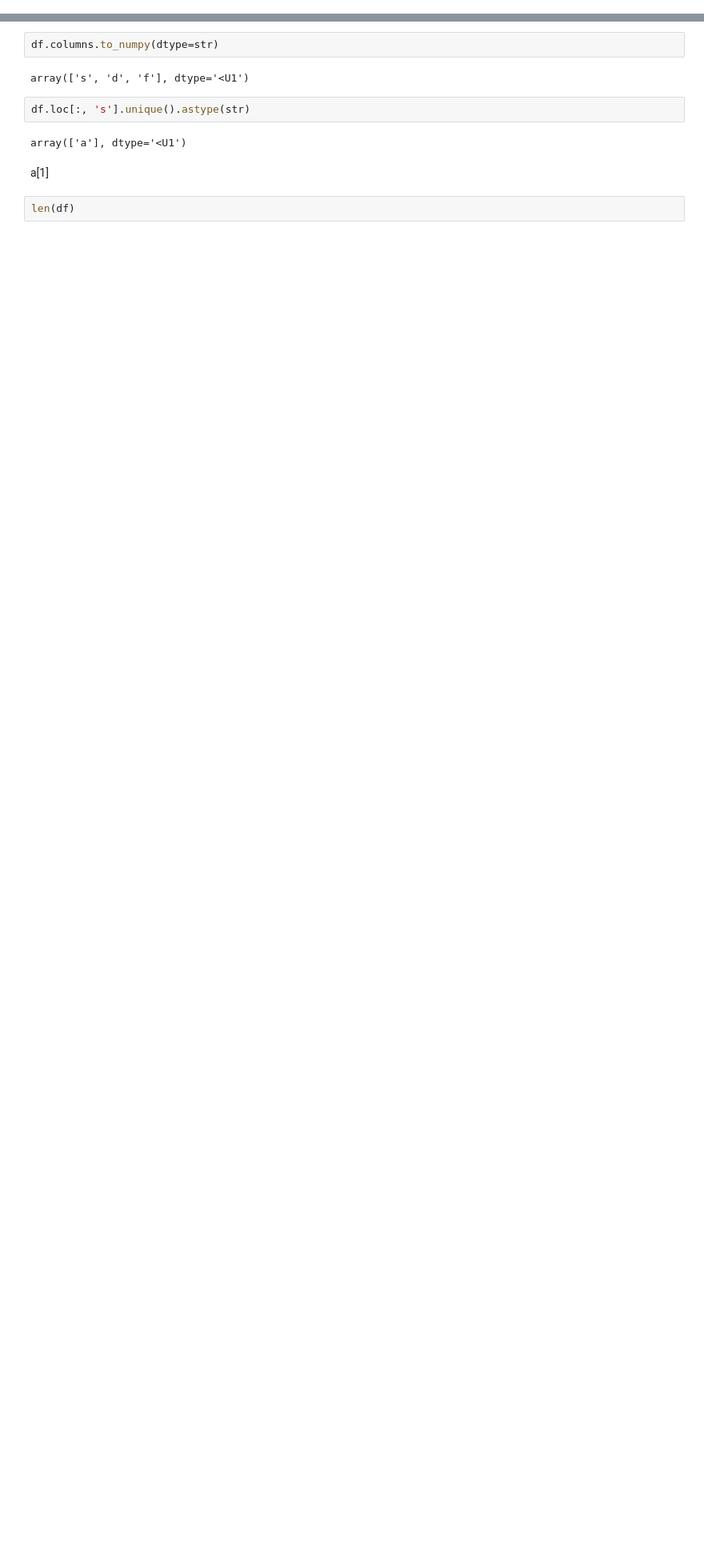
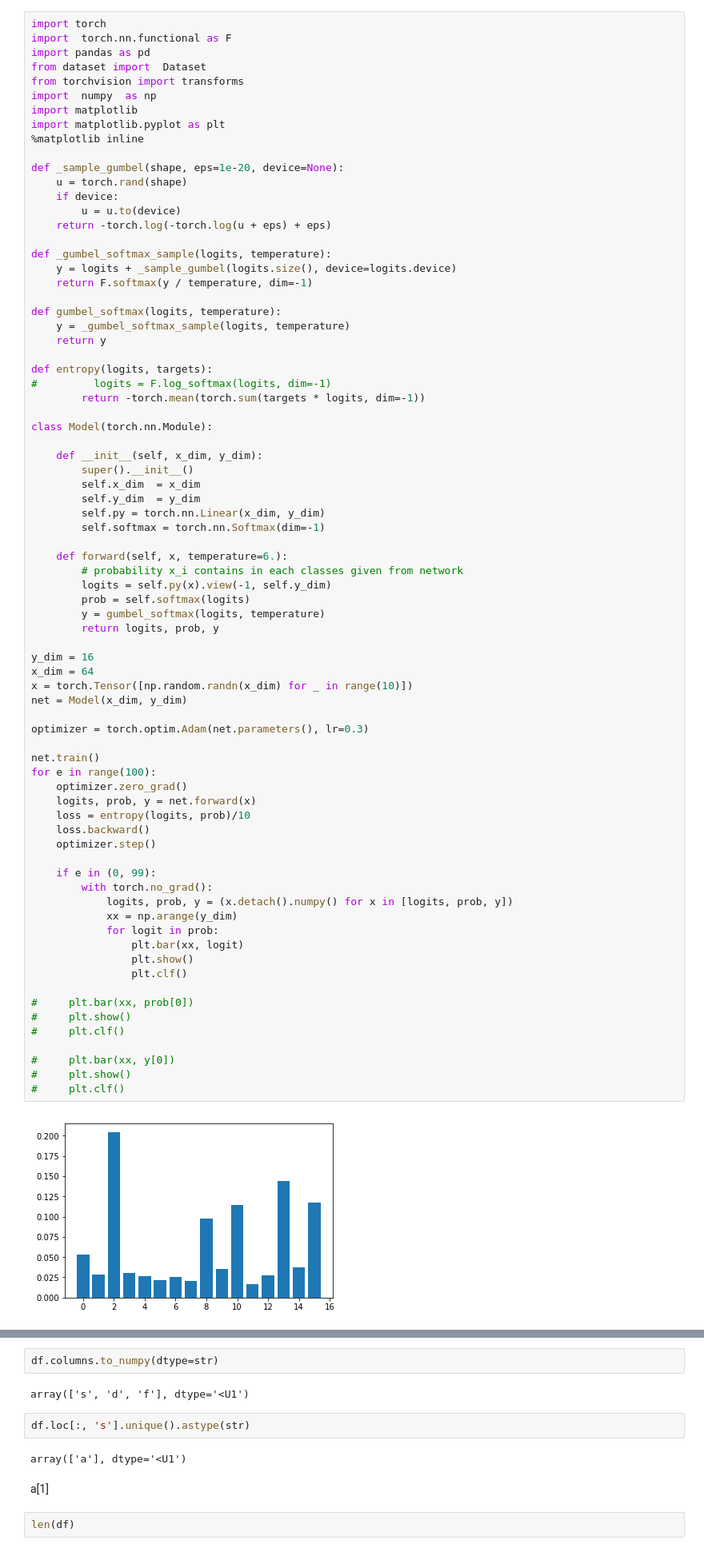
Before and after one commit to uesmgn/gw-ml, a Jupyter notebook: detchar/Notebook.ipynb, the cells around one changed output, grey strips where cells are left out. Shown: that part at 80% size. Drawn from its saved outputs; the diff is of its cells as text; blank space fills up the shorter version.

```diff
--- a/detchar/Notebook.ipynb
+++ b/detchar/Notebook.ipynb
@@ -25,0 +1,78 @@ AttributeError: 'Flatten' object has no attribute 'size'
+# %%
+import torch
+import  torch.nn.functional as F
+import pandas as pd
+from dataset import  Dataset
+from torchvision import transforms
+import  numpy  as np
+import matplotlib
+import matplotlib.pyplot as plt
+%matplotlib inline
+
+def _sample_gumbel(shape, eps=1e-20, device=None):
+    u = torch.rand(shape)
+    if device:
+        u = u.to(device)
+    return -torch.log(-torch.log(u + eps) + eps)
+
+def _gumbel_softmax_sample(logits, temperature):
+    y = logits + _sample_gumbel(logits.size(), device=logits.device)
+    return F.softmax(y / temperature, dim=-1)
+
+def gumbel_softmax(logits, temperature):
+    y = _gumbel_softmax_sample(logits, temperature)
+    return y
+
+def entropy(logits, targets):
+#         logits = F.log_softmax(logits, dim=-1)
+        return -torch.mean(torch.sum(targets * logits, dim=-1))
+
+class Model(torch.nn.Module):
+
+    def __init__(self, x_dim, y_dim):
+        super().__init__()
+        self.x_dim  = x_dim
+        self.y_dim  = y_dim
+        self.py = torch.nn.Linear(x_dim, y_dim)
+        self.softmax = torch.nn.Softmax(dim=-1)
+
+    def forward(self, x, temperature=6.):
+        # probability x_i contains in each classes given from network
+        logits = self.py(x).view(-1, self.y_dim)
+        prob = self.softmax(logits)
+        y = gumbel_softmax(logits, temperature)
+        return logits, prob, y
+
+y_dim = 16
+x_dim = 64
+x = torch.Tensor([np.random.randn(x_dim) for _ in range(10)])
+net = Model(x_dim, y_dim)
+
+optimizer = torch.optim.Adam(net.parameters(), lr=0.3)
+
+net.train()
+for e in range(100):
+    optimizer.zero_grad()
+    logits, prob, y = net.forward(x)
+    loss = entropy(logits, prob)/10
+    loss.backward()
+    optimizer.step()
+
+    if e in (0, 99):
+        with torch.no_grad():
+            logits, prob, y = (x.detach().numpy() for x in [logits, prob, y])
+            xx = np.arange(y_dim)
+            for logit in prob:
+                plt.bar(xx, logit)
+                plt.show()
+                plt.clf()
+
+#     plt.bar(xx, prob[0])
+#     plt.show()
+#     plt.clf()
+
+#     plt.bar(xx, y[0])
+#     plt.show()
+#     plt.clf()
+# %% [output]
+[figure, added]
```
Also changed, not shown: parts of 3 cells of this notebook, 3 other files.
